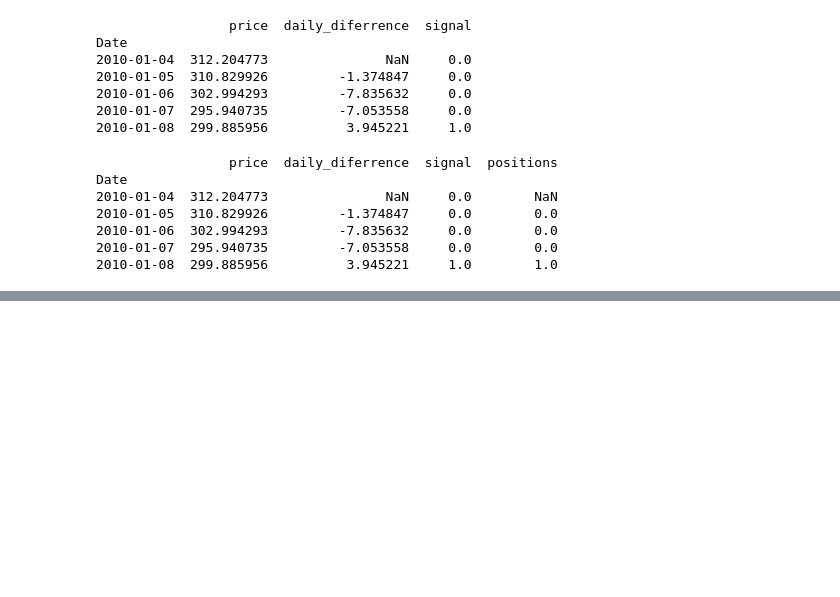
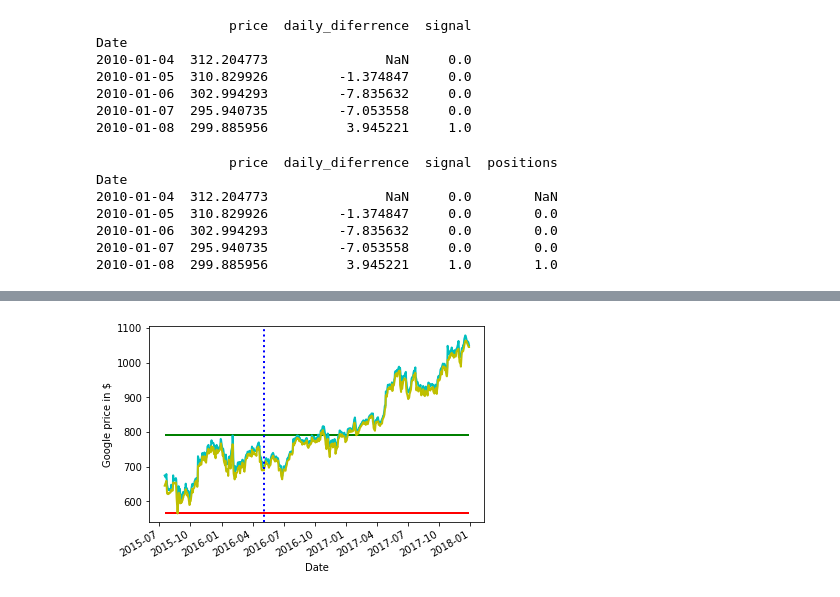
Before and after one commit to REICHIYAN/REI, a Jupyter notebook: AlgoTrade.ipynb, the cells around one changed output, grey strips where cells are left out. Saved outputs shown, nothing was run; the diff lists cells and outputs as text; code cells hidden in the pictures; blank space fills up the shorter version.

```diff
--- a/AlgoTrade.ipynb
+++ b/AlgoTrade.ipynb
@@ -84,0 +111,32 @@ ax1.plot(signal.loc[signal.positions==-1.0].index,
+# %%
+import pandas as pd
+from pandas_datareader import data
+
+start_date = '2014-01-01'
+end_date = '2018-01-01'
+SRC_DATA_FILENAME='google_data.pkl'
+
+try:
+  goog_data2 = pd.read_pickle(SRC_DATA_FILENAME)
+except FileNotFoundError:
+  goog_data2 = data.DataReader('GOOG', 'yahoo', start_date, end_date)
+  goog_data2.to_pickle(SRC_DATA_FILENAME)
+
+goog_data=goog_data2.tail(620)
+lows=goog_data['Low']
+highs=goog_data['High']
+# %%
+import matplotlib.pyplot as plt
+
+fig = plt.figure()
+ax1 = fig.add_subplot(111, ylabel='Google price in $')
+
+highs.plot(ax=ax1, color='c', lw=2.)
+lows.plot(ax=ax1, color='y', lw=2.)
+
+plt.hlines(highs.head(200).max(),lows.index.values[0],lows.index.values[-1],linewidth=2,color='g')
+plt.hlines(lows.head(200).min(),lows.index.values[0],lows.index.values[-1],linewidth=2,color='r')
+plt.axvline(linewidth=2,color='b',x=lows.index.values[200],linestyle=':')
+plt.show()
+# %% [output]
+[figure, added]
```
Also changed, not shown: parts of 8 cells of this notebook.
